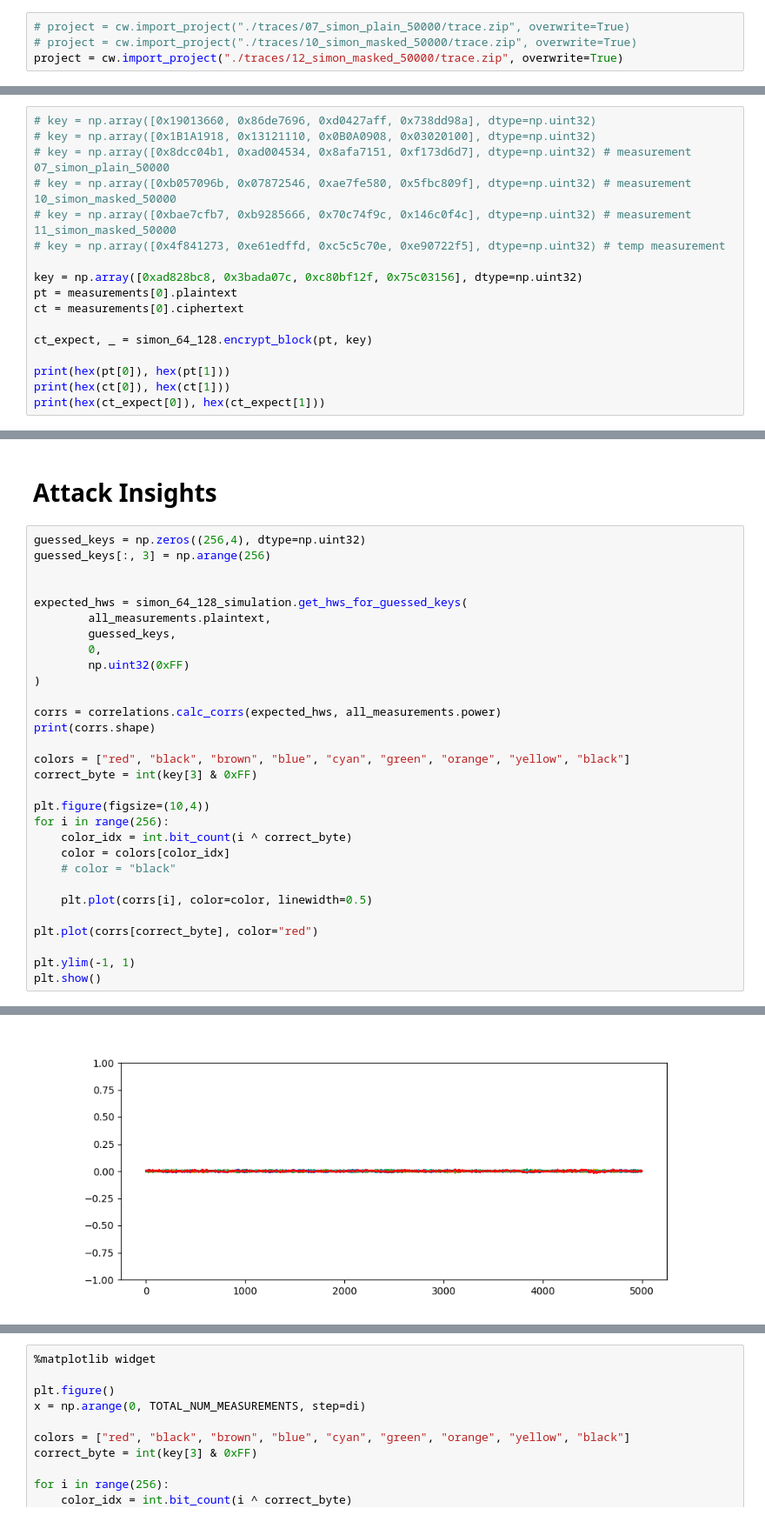
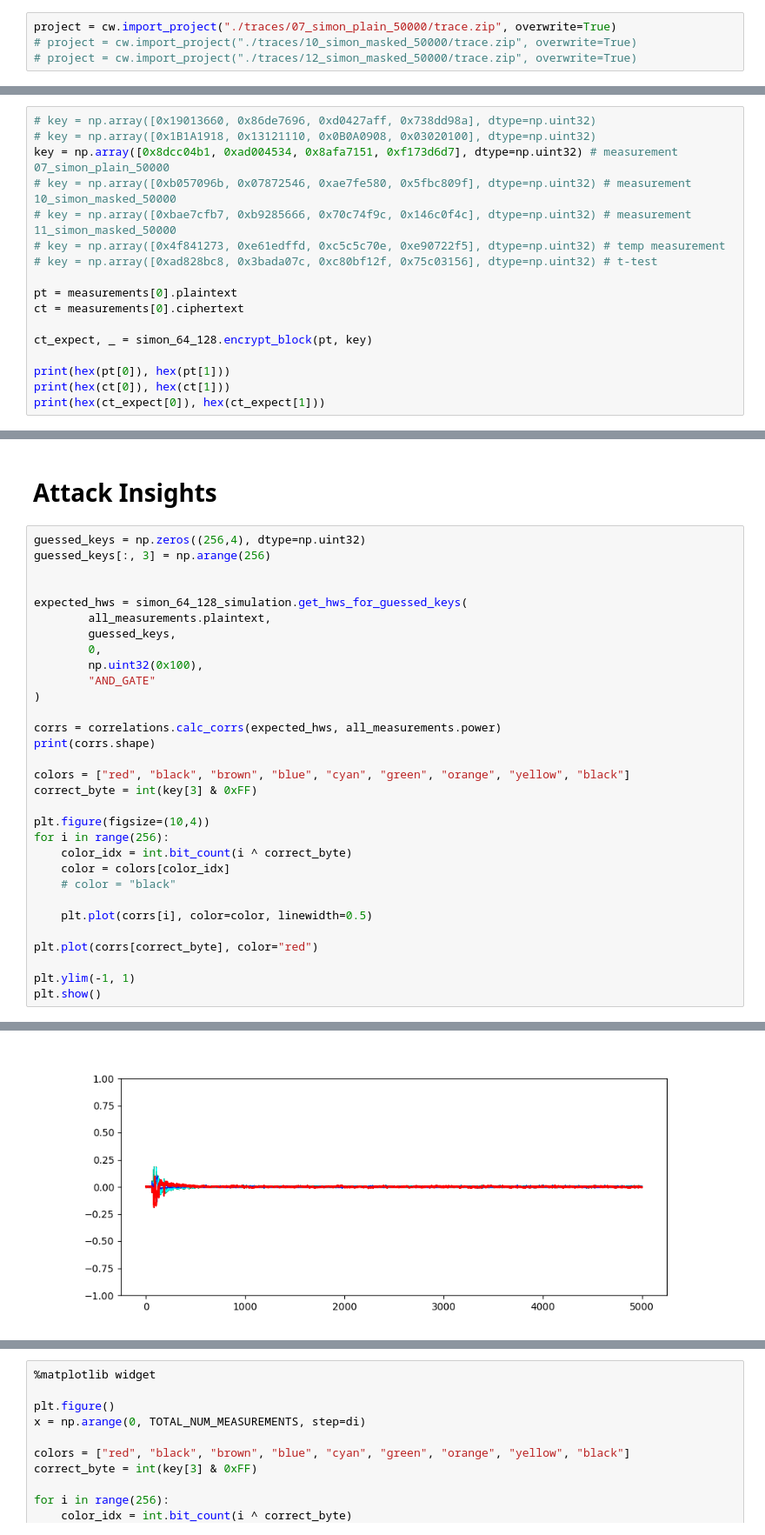
Before and after one commit to Makowe/impl-attck, a Jupyter notebook: simon/simon_64_128_attack_real.ipynb, the cells around one changed output, grey strips where cells are left out. Shown at 87% size. Drawn from its saved outputs; the diff is of its cells as text.

```diff
--- a/simon/simon_64_128_attack_real.ipynb
+++ b/simon/simon_64_128_attack_real.ipynb
@@ -14,9 +14,9 @@ from measurement import Measurements, Measurement
 # %% [markdown]
 # Import Trace
 # %%
-# project = cw.import_project("./traces/07_simon_plain_50000/trace.zip", overwrite=True)
+project = cw.import_project("./traces/07_simon_plain_50000/trace.zip", overwrite=True)
 # project = cw.import_project("./traces/10_simon_masked_50000/trace.zip", overwrite=True)
-project = cw.import_project("./traces/12_simon_masked_50000/trace.zip", overwrite=True)
+# project = cw.import_project("./traces/12_simon_masked_50000/trace.zip", overwrite=True)
 # %%
 TOTAL_NUM_MEASUREMENTS = len(project.traces)
 TOTAL_VALS_PER_MEASUREMENT = len(project.traces[0].wave)
@@ -60,12 +51,12 @@ plt.show()
 # %%
 # key = np.array([0x19013660, 0x86de7696, 0xd0427aff, 0x738dd98a], dtype=np.uint32)
 # key = np.array([0x1B1A1918, 0x13121110, 0x0B0A0908, 0x03020100], dtype=np.uint32)
-# key = np.array([0x8dcc04b1, 0xad004534, 0x8afa7151, 0xf173d6d7], dtype=np.uint32) # measurement 07_simon_plain_50000
+key = np.array([0x8dcc04b1, 0xad004534, 0x8afa7151, 0xf173d6d7], dtype=np.uint32) # measurement 07_simon_plain_50000
 # key = np.array([0xb057096b, 0x07872546, 0xae7fe580, 0x5fbc809f], dtype=np.uint32) # measurement 10_simon_masked_50000
 # key = np.array([0xbae7cfb7, 0xb9285666, 0x70c74f9c, 0x146c0f4c], dtype=np.uint32) # measurement 11_simon_masked_50000
 # key = np.array([0x4f841273, 0xe61edffd, 0xc5c5c70e, 0xe90722f5], dtype=np.uint32) # temp measurement
+# key = np.array([0xad828bc8, 0x3bada07c, 0xc80bf12f, 0x75c03156], dtype=np.uint32) # t-test
 
-key = np.array([0xad828bc8, 0x3bada07c, 0xc80bf12f, 0x75c03156], dtype=np.uint32)
 pt = measurements[0].plaintext
 ct = measurements[0].ciphertext
 
@@ -150,35 +165,36 @@ KeyboardInterrupt:
 guessed_keys = np.zeros((256,4), dtype=np.uint32)
 guessed_keys[:, 3] = np.arange(256)
 
 
 expected_hws = simon_64_128_simulation.get_hws_for_guessed_keys(
         all_measurements.plaintext,
         guessed_keys,
         0,
-        np.uint32(0xFF)
+        np.uint32(0x100),
+        "AND_GATE"
 )
 
 corrs = correlations.calc_corrs(expected_hws, all_measurements.power)
 print(corrs.shape)
 
 colors = ["red", "black", "brown", "blue", "cyan", "green", "orange", "yellow", "black"]
 correct_byte = int(key[3] & 0xFF)
 
 plt.figure(figsize=(10,4))
 for i in range(256):
     color_idx = int.bit_count(i ^ correct_byte)
     color = colors[color_idx]
     # color = "black"
 
     plt.plot(corrs[i], color=color, linewidth=0.5)
 
 plt.plot(corrs[correct_byte], color="red")
 
 plt.ylim(-1, 1)
 plt.show()
 # %% [output]
 (256, 5000)
-[figure, old version]
+[figure, new version]
 # %%
 %matplotlib widget
 guessed_keys = np.zeros((256,4), dtype=np.uint32)
```
Also changed, not shown: parts of 7 cells of this notebook, 8 other files.
